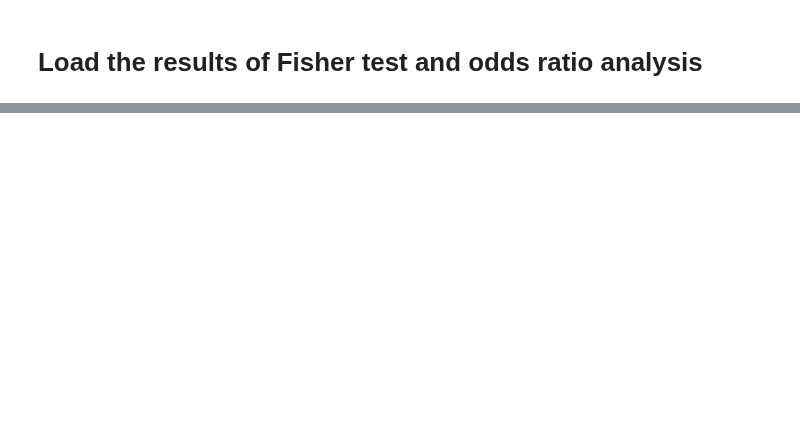
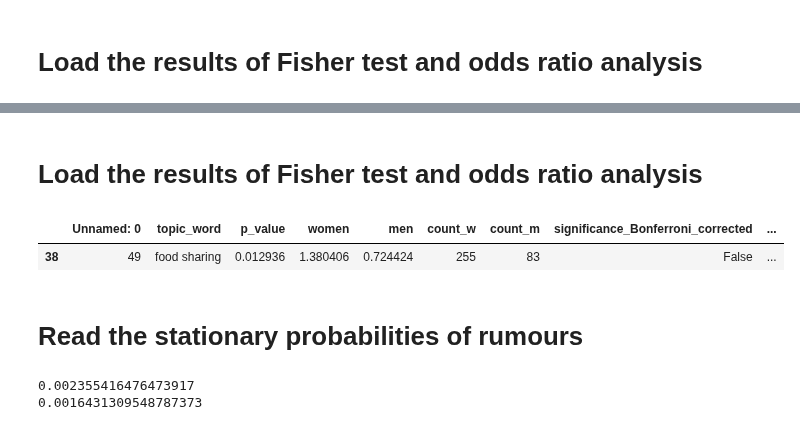
Before and after one commit to toth12/vha_auschwitz_report, a Jupyter notebook: notebooks/SignificanceSolidaritySocialBonds.ipynb, the cells around one changed output, grey strips where cells are left out. Drawn from its saved outputs; the diff is of its cells as text; code cells hidden in the pictures; blank space fills up the shorter version.

```diff
--- a/notebooks/SignificanceSolidaritySocialBonds.ipynb
+++ b/notebooks/SignificanceSolidaritySocialBonds.ipynb
@@ -52,0 +181,9 @@ display (df_fisher[df_fisher.topic_word=='friends'])
+# %% [markdown]
+# Load the results of Fisher test and odds ratio analysis
+# %%
+display (df_fisher[df_fisher.topic_word==topic])
+# %% [output]
+|  | Unnamed: 0 | topic_word | p_value | women | men | count_w | count_m | significance_Bonferroni_corrected | ... |
+| 38 | 49 | food sharing | 0.012936 | 1.380406 | 0.724424 | 255 | 83 | False | ... |
+# %% [markdown]
+# Read the stationary probabilities of __rumours__
@@ -52,0 +196,6 @@ display (df_fisher[df_fisher.topic_word=='friends'])
+# %%
+print (topic_w)
+print (topic_m)
+# %% [output]
+0.002355416476473917
+0.0016431309548787373
```
Also changed, not shown: parts of 69 cells of this notebook.
